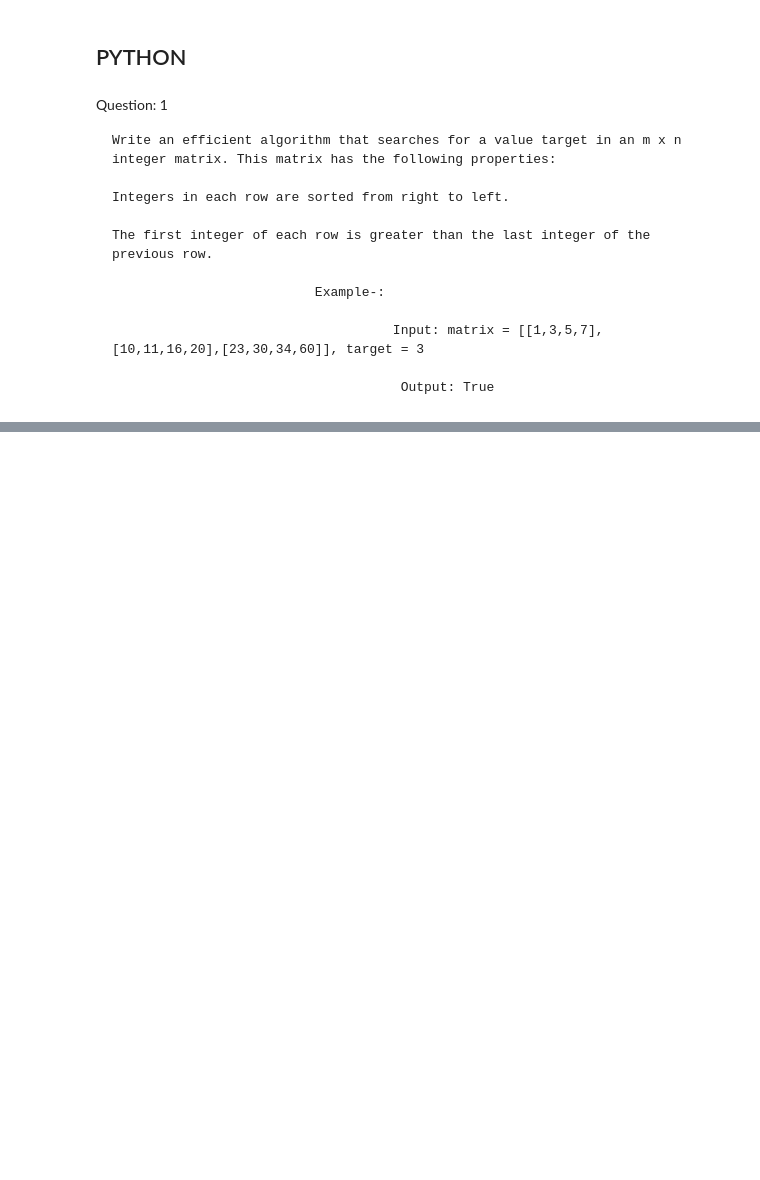
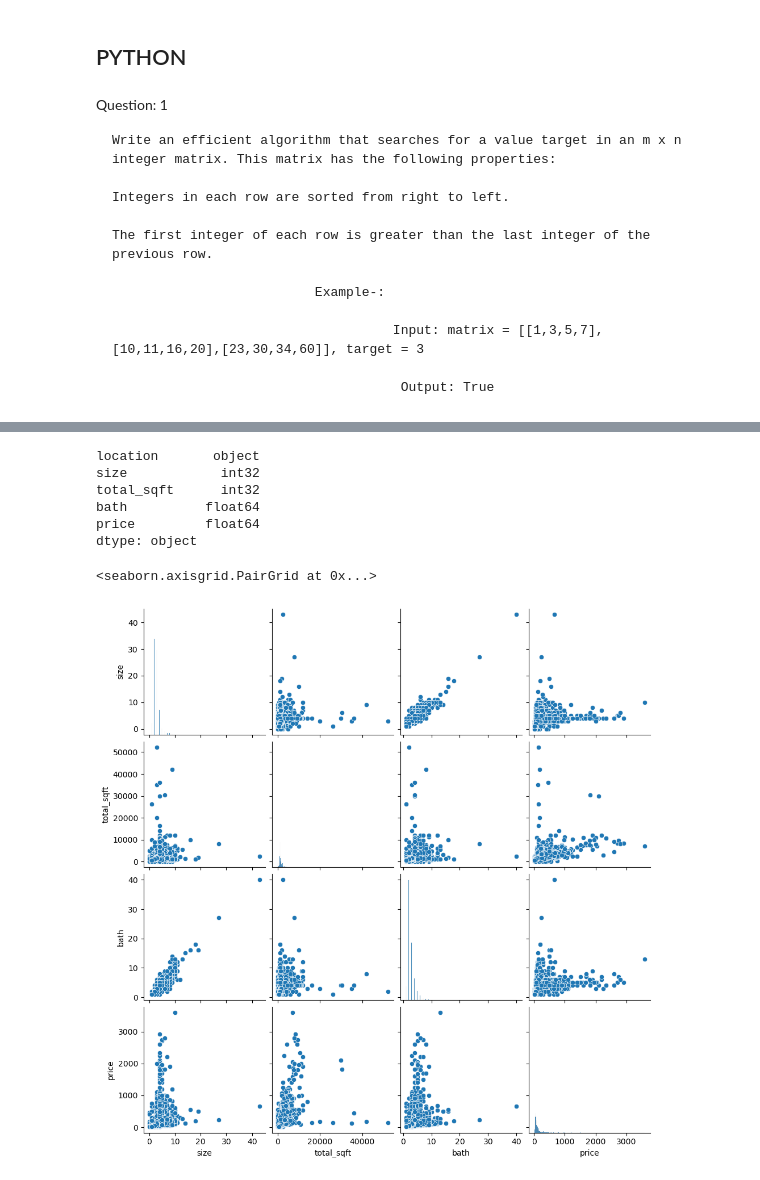
Before and after one commit to KartikeyTheDataWrangler/ineuron-test, a Jupyter notebook: answers.ipynb, the cells around one changed output, grey strips where cells are left out. Drawn from its saved outputs; the diff is of its cells as text; code cells hidden in the pictures; blank space fills up the shorter version.

```diff
--- a/answers.ipynb
+++ b/answers.ipynb
@@ -37,0 +87,3 @@ len(matrix)
+# %%
+df = pd.read_csv('Bengaluru_House_Data.csv')
+df.head(2)
@@ -37,0 +142,2 @@ len(matrix)
+# %%
+df = df.drop(['area_type','society','balcony','availability'], axis='columns')
@@ -37,0 +153,19 @@ len(matrix)
+# %%
+df['total_sqft'] = pd.to_numeric(df['total_sqft'], errors='coerce').fillna(0).astype(int)
+# %%
+df['size'] = df['size'].str.split().str[0]
+df['size'] = pd.to_numeric(df['size'],errors='coerce').fillna(0).astype(int)
+# %%
+df.dtypes
+# %% [output]
+location       object
+size            int32
+total_sqft      int32
+bath          float64
+price         float64
+dtype: object
+# %%
+sns.pairplot(df)
+# %% [output]
+<seaborn.axisgrid.PairGrid at 0x...>
+[figure, added]
```
Also changed, not shown: parts of 21 cells of this notebook, 1 other file.
